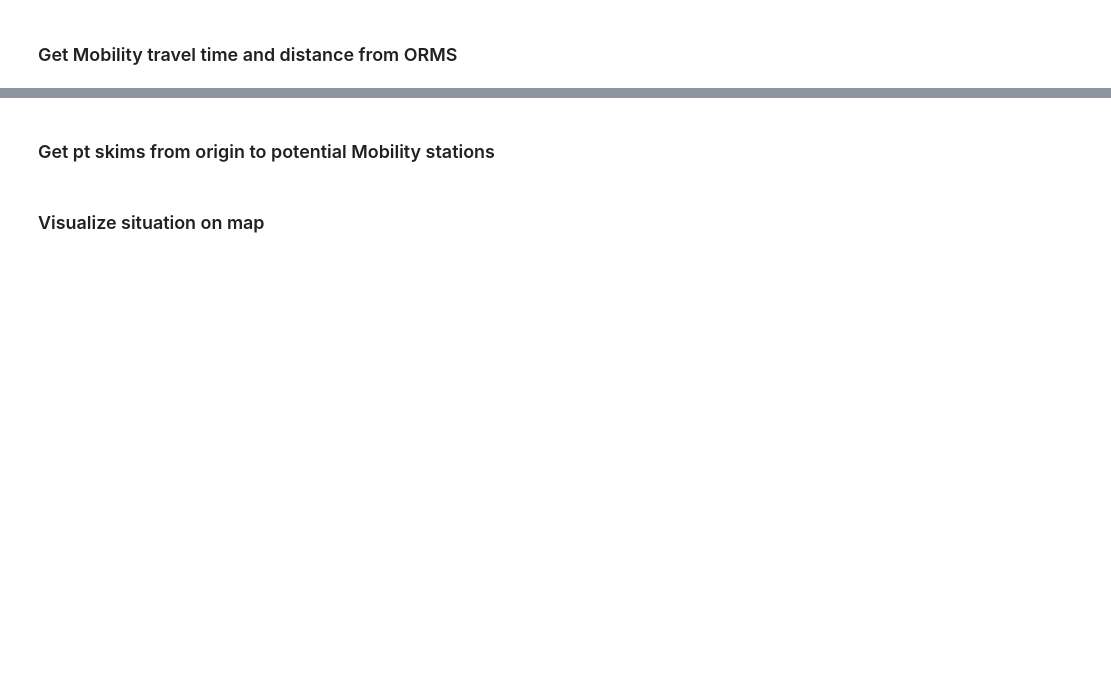
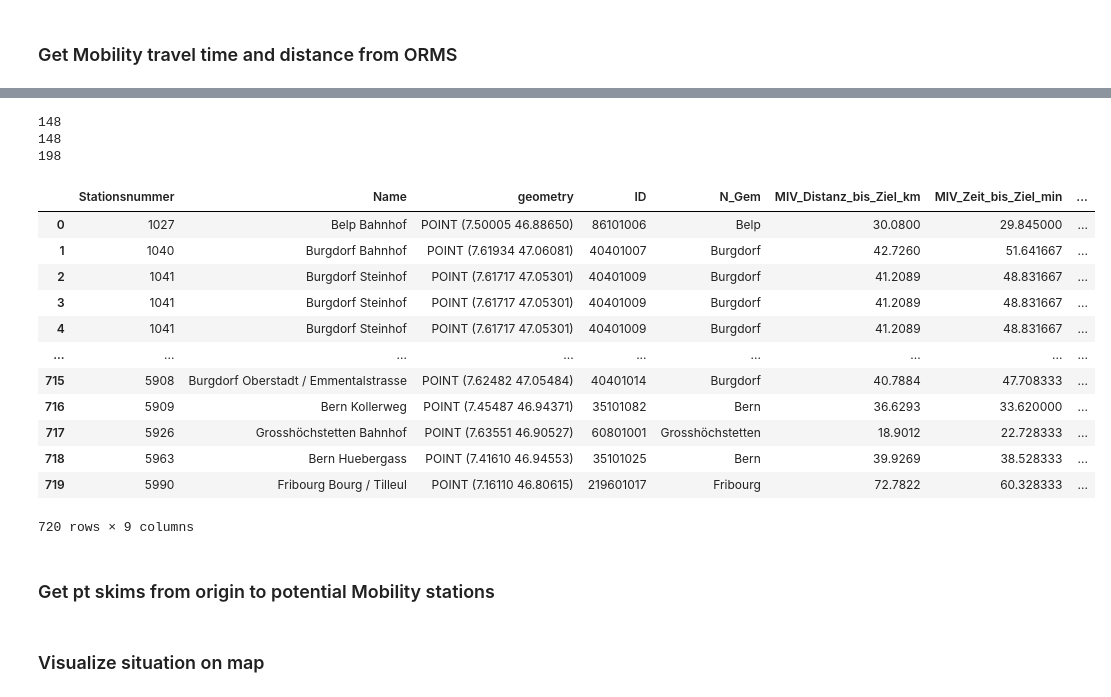
Before and after one commit to jlieberherr/mobility-station-finder, a Jupyter notebook: notebooks/mobility-station-finder.ipynb, the cells around one changed output, grey strips where cells are left out. Drawn from its saved outputs; the diff is of its cells as text; code cells hidden in the pictures; blank space fills up the shorter version.

Commit message:
mobility-station-finder.ipynb refactoring (broken window!, see TODO)

```diff
--- a/notebooks/mobility-station-finder.ipynb
+++ b/notebooks/mobility-station-finder.ipynb
@@ -117,0 +138,3 @@ dest_lon_lat = (9.557410, 46.338920)
+# %%
+orig_zone_id = get_npvm_zone_id(orig_lon_lat, gdf_npvm_zones)
+dest_zone_id = get_npvm_zone_id(dest_lon_lat, gdf_npvm_zones)
@@ -161,0 +262,40 @@ gdf_npvm_zones_with_potential_mobility_station[gdf_npvm_zones_with_potential_mob
+# %%
+# TODO hier weitermachen. Diese Funktion funktioniert noch nicht wie gewünscht
+def collect_data_on_potential_npvm_zones(orig_zone_id, gdf_npvm_zones_with_potential_mobility_station):
+    list_npvm_zones_with_potential_mobility_station = list(gdf_npvm_zones_with_potential_mobility_station.to_records())
+    coords_str = "{},{}".format(dest_point.x, dest_point.y)
+    for pot_mob_st in list_npvm_zones_with_potential_mobility_station:
+        center = pot_mob_st[3].centroid
+        coords_str += ";{},{}".format(center.x, center.y)
+    url = "https://router.project-osrm.org/table/v1/driving/{}?destinations=0&annotations=duration,distance".format(coords_str)
+    res = requests.get(url).json()
+    road_distances_from_npvm_zones_with_potential_mobility_station_to_dest_per_npvm_zone_id = {x[4]: res["distances"][x[0] + 1][0] for x in list_npvm_zones_with_potential_mobility_station}
+    road_durations_from_npvm_zones_with_potential_mobility_station_to_dest_per_npvm_zone_id = {x[4]: res["durations"][x[0] + 1][0] for x in list_npvm_zones_with_potential_mobility_station}
+
+    pd_distances = pd.DataFrame(list(road_distances_from_npvm_zones_with_potential_mobility_station_to_dest_per_npvm_zone_id.items()), columns=["ID", "MIV_Distanz_bis_Ziel_km"])
+    pd_distances[MIV_DISTANZ_BIS_ZIEL_KM] = pd_distances[MIV_DISTANZ_BIS_ZIEL_KM] / 1000.0
+    print(len(pd_distances))
+
+    pd_durations= pd.DataFrame(list(road_durations_from_npvm_zones_with_potential_mobility_station_to_dest_per_npvm_zone_id.items()), columns=["ID", "MIV_Zeit_bis_Ziel_min"])
+    pd_durations[MIV_ZEIT_BIS_ZIEL_MIN] = pd_durations[MIV_ZEIT_BIS_ZIEL_MIN] / 60.0
+    print(len(pd_durations))
+
+    gdf_npvm_zones_with_potential_mobility_station_with_data = pd.merge(gdf_npvm_zones_with_potential_mobility_station, pd_distances, on=["ID"])
+    gdf_npvm_zones_with_potential_mobility_station_with_data = pd.merge(gdf_npvm_zones_with_potential_mobility_station_with_data, pd_durations, on=["ID"])
+
+    print(len(gdf_npvm_zones_with_potential_mobility_station_with_data))
+
+    zone_ids_list = [x.item() for x in gdf_npvm_zones_with_potential_mobility_station[["ID"]].values]
+    jrta_list = [(x, get_jrta(orig_zone_id, x)) for x in zone_ids_list]
+    ntr_list = [(x, get_ntr(orig_zone_id, x)) for x in zone_ids_list]
+
+    pd_jrtas = pd.DataFrame(jrta_list, columns=["ID", OEV_JRTA_VON_START_MIN])
+    pd_ntrs = pd.DataFrame(ntr_list, columns=["ID", OEV_NTR_VON_START])
+
+    gdf_npvm_zones_with_potential_mobility_station_with_data = pd.merge(gdf_npvm_zones_with_potential_mobility_station_with_data, pd_jrtas, on=["ID"])
+    gdf_npvm_zones_with_potential_mobility_station_with_data = pd.merge(gdf_npvm_zones_with_potential_mobility_station_with_data, pd_ntrs, on=["ID"])
+
+    return gdf_npvm_zones_with_potential_mobility_station_with_data
+# %%
+gdf_npvm_zones_with_potential_mobility_station = get_potential_mobility_stations(orig_zone_id, dest_zone_id, gdf_mobilty_stations_with_npvm_zone)
+gdf_npvm_zones_with_potential_mobility_station.head()
@@ -162,3 +309,22 @@ gdf_npvm_zones_with_potential_mobility_station[gdf_npvm_zones_with_potential_mob
+# %%
+collect_data_on_potential_npvm_zones(orig_zone_id, gdf_npvm_zones_with_potential_mobility_station)
+# %% [output]
+148
+148
+198
+|  | Stationsnummer | Name | geometry | ID | N_Gem | MIV_Distanz_bis_Ziel_km | MIV_Zeit_bis_Ziel_min | ... |
+| 0 | 1027 | Belp Bahnhof | POINT (7.50005 46.88650) | 86101006 | Belp | 30.0800 | 29.845000 | ... |
+| 1 | 1040 | Burgdorf Bahnhof | POINT (7.61934 47.06081) | 40401007 | Burgdorf | 42.7260 | 51.641667 | ... |
+| 2 | 1041 | Burgdorf Steinhof | POINT (7.61717 47.05301) | 40401009 | Burgdorf | 41.2089 | 48.831667 | ... |
+| 3 | 1041 | Burgdorf Steinhof | POINT (7.61717 47.05301) | 40401009 | Burgdorf | 41.2089 | 48.831667 | ... |
+| 4 | 1041 | Burgdorf Steinhof | POINT (7.61717 47.05301) | 40401009 | Burgdorf | 41.2089 | 48.831667 | ... |
+| ... | ... | ... | ... | ... | ... | ... | ... | ... |
+| 715 | 5908 | Burgdorf Oberstadt / Emmentalstrasse | POINT (7.62482 47.05484) | 40401014 | Burgdorf | 40.7884 | 47.708333 | ... |
+| 716 | 5909 | Bern Kollerweg | POINT (7.45487 46.94371) | 35101082 | Bern | 36.6293 | 33.620000 | ... |
+| 717 | 5926 | Grosshöchstetten Bahnhof | POINT (7.63551 46.90527) | 60801001 | Grosshöchstetten | 18.9012 | 22.728333 | ... |
+| 718 | 5963 | Bern Huebergass | POINT (7.41610 46.94553) | 35101025 | Bern | 39.9269 | 38.528333 | ... |
+| 719 | 5990 | Fribourg Bourg / Tilleul | POINT (7.16110 46.80615) | 219601017 | Fribourg | 72.7822 | 60.328333 | ... |
+720 rows × 9 columns
 # %%
 list_npvm_zones_with_potential_mobility_station = list(gdf_npvm_zones_with_potential_mobility_station.to_records())
 # %%
```
Also changed, not shown: parts of 25 cells of this notebook.
